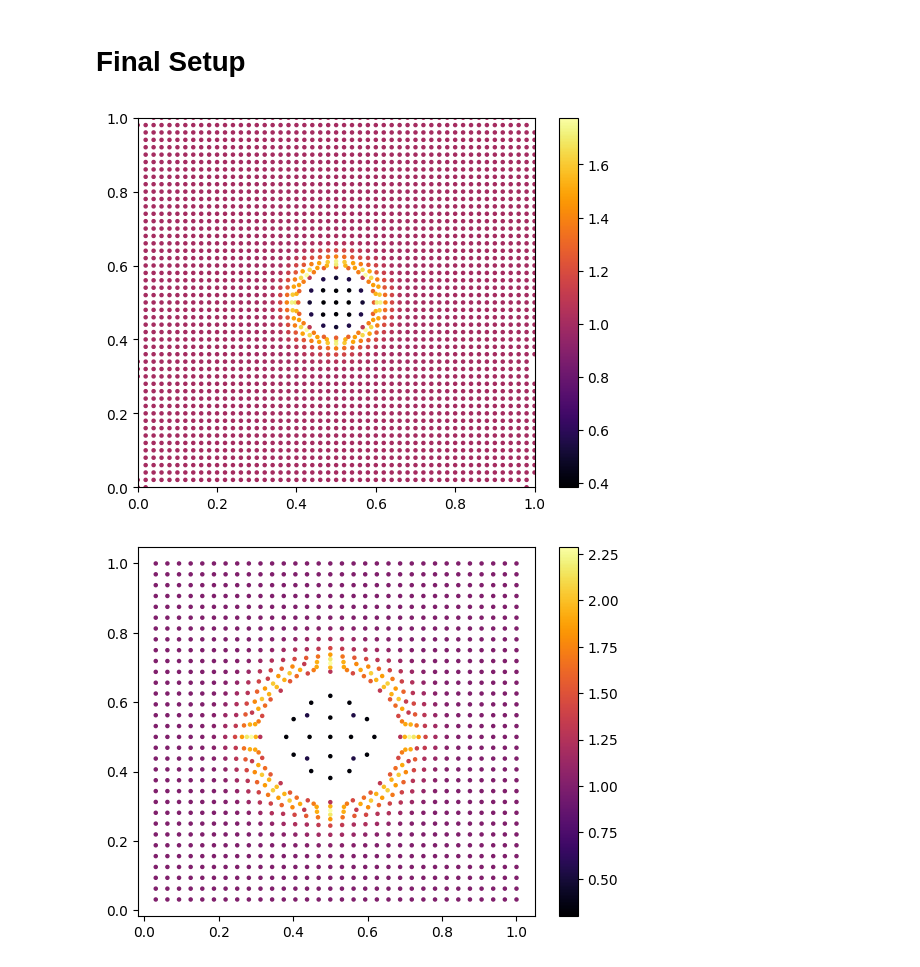
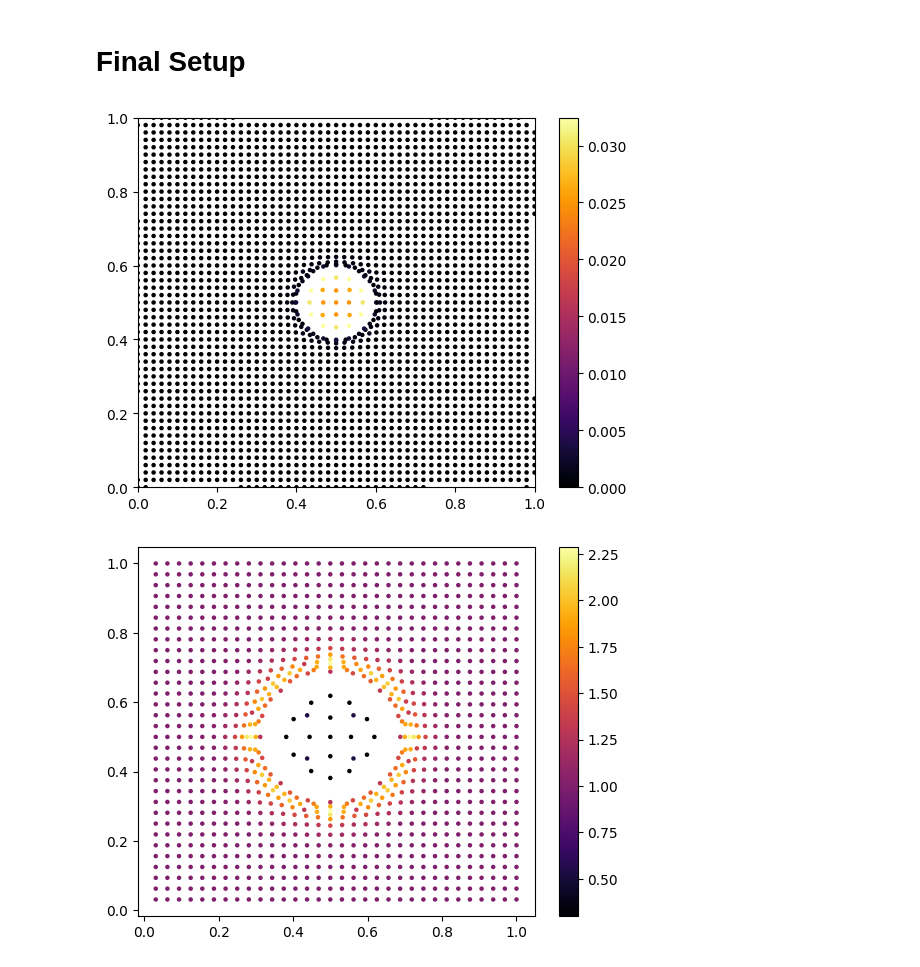
Before and after one commit to JackNarvaez/Rusph, a Jupyter notebook: Temp_Plots/Plots_sedov_blast_wave.ipynb, the cells around one changed output. Drawn from its saved outputs; the diff is of its cells as text; code cells hidden in the pictures.

```diff
--- a/Temp_Plots/Plots_sedov_blast_wave.ipynb
+++ b/Temp_Plots/Plots_sedov_blast_wave.ipynb
@@ -31,14 +31,14 @@ sdf.render('rho', xsec=1.0)
 # %% [markdown]
 # Final Setup
-# %%
-plt.scatter(sdf['x'], sdf['y'], c=sdf['rho'], cmap='inferno', s=5)
-# Add a colorbar
-plt.colorbar()
-plt.xlim(0,1)
-plt.ylim(0,1)
-plt.show()
-# %% [output]
-[figure, removed]
+# %%
+plt.scatter(sdf['x'], sdf['y'], c=sdf['u'], cmap='inferno', s=5)
+# Add a colorbar
+plt.colorbar()
+plt.xlim(0,1)
+plt.ylim(0,1)
+plt.show()
+# %% [output]
+[figure, added]
 # %%
 plt.scatter(sdft['x'], sdft['y'], c=sdft['rho'], cmap='inferno', s=5)
 # Add a colorbar
```
Also changed, not shown: parts of 5 cells of this notebook, 5 other files.
